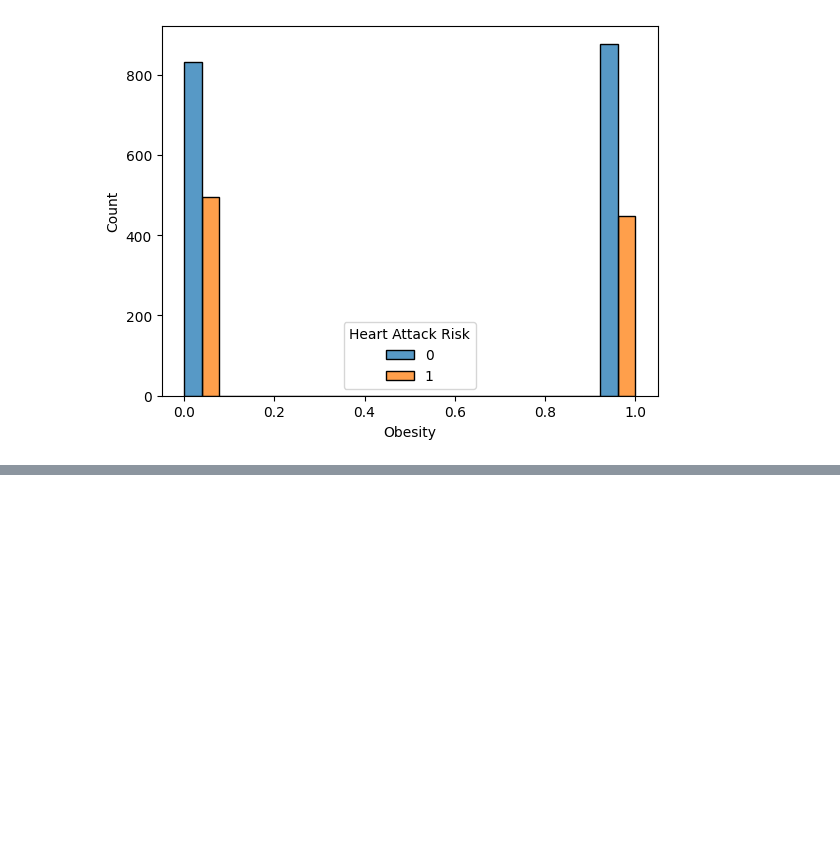
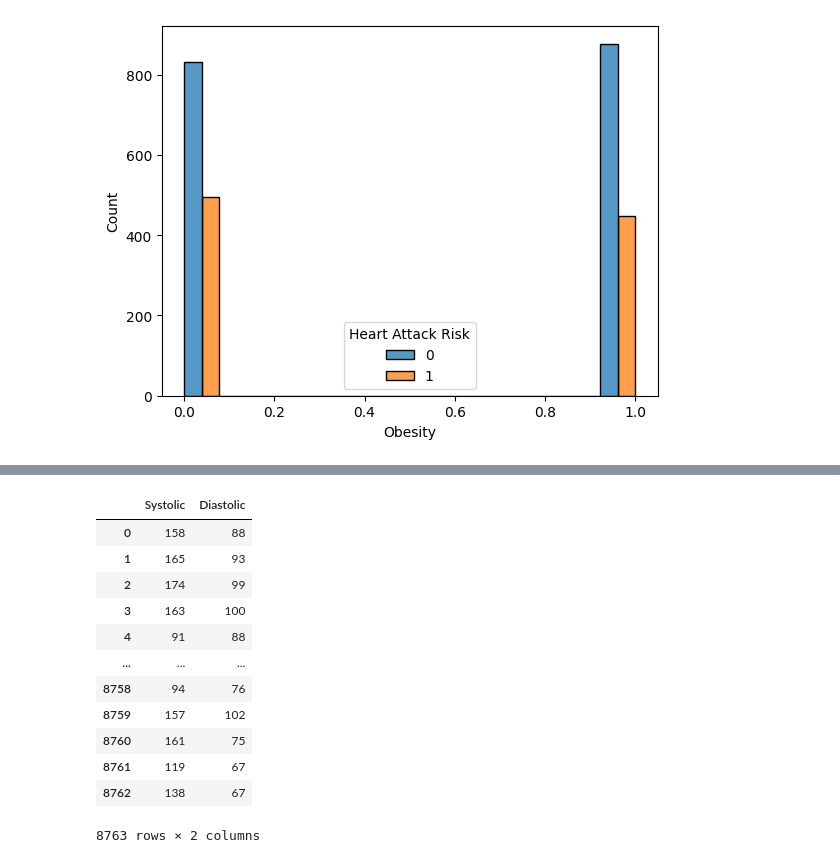
Before and after one commit to vivekpatel99/heart-attack-predictor, a Jupyter notebook: notebooks/01_exploratory_data_analysis.ipynb, the cells around one changed output, grey strips where cells are left out. Cells and saved outputs as stored; diff of their text form; code cells hidden in the pictures; blank space fills up the shorter version.

```diff
--- a/notebooks/01_exploratory_data_analysis.ipynb
+++ b/notebooks/01_exploratory_data_analysis.ipynb
@@ -245,0 +327,20 @@ sns.histplot(df[df.Sex == "Female"], x="Obesity", hue="Heart Attack Risk", multi
+# %%
+temp_df = df.copy()
+
+bp_split = temp_df["Blood Pressure"].str.split("/", expand=True).astype(int)
+bp_split.columns = ["Systolic", "Diastolic"]
+bp_split
+# %% [output]
+|  | Systolic | Diastolic |
+| 0 | 158 | 88 |
+| 1 | 165 | 93 |
+| 2 | 174 | 99 |
+| 3 | 163 | 100 |
+| 4 | 91 | 88 |
+| ... | ... | ... |
+| 8758 | 94 | 76 |
+| 8759 | 157 | 102 |
+| 8760 | 161 | 75 |
+| 8761 | 119 | 67 |
+| 8762 | 138 | 67 |
+8763 rows × 2 columns
```
Also changed, not shown: parts of 12 cells of this notebook, 5 other files.
